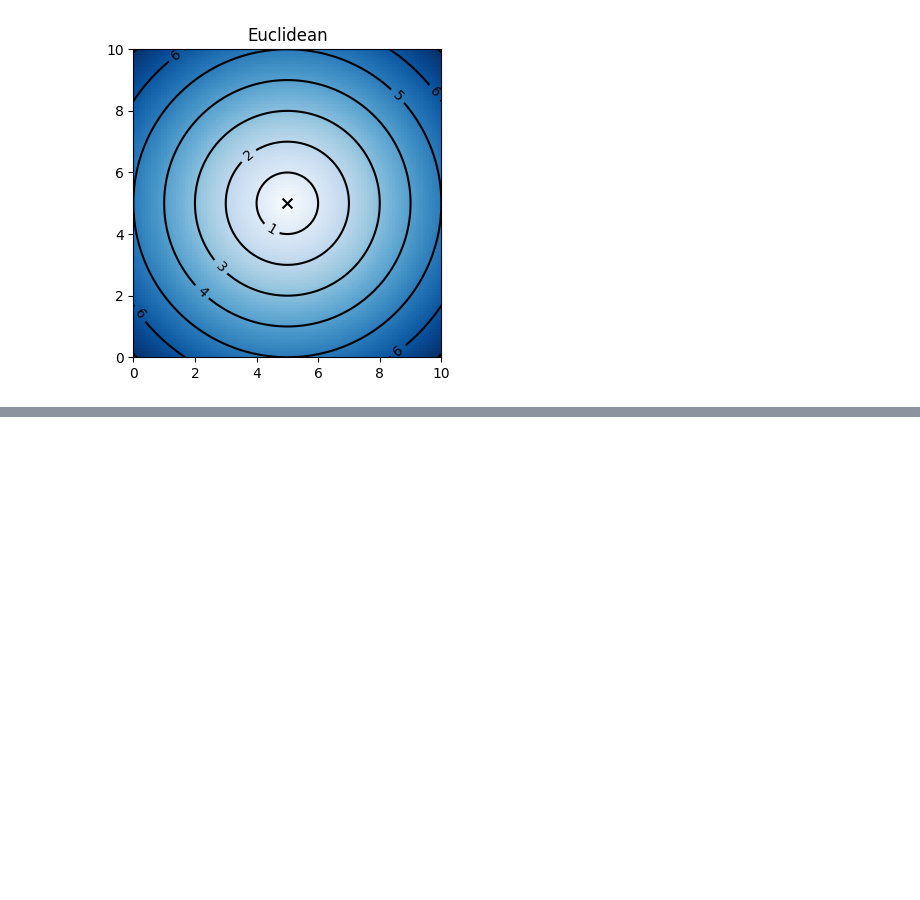
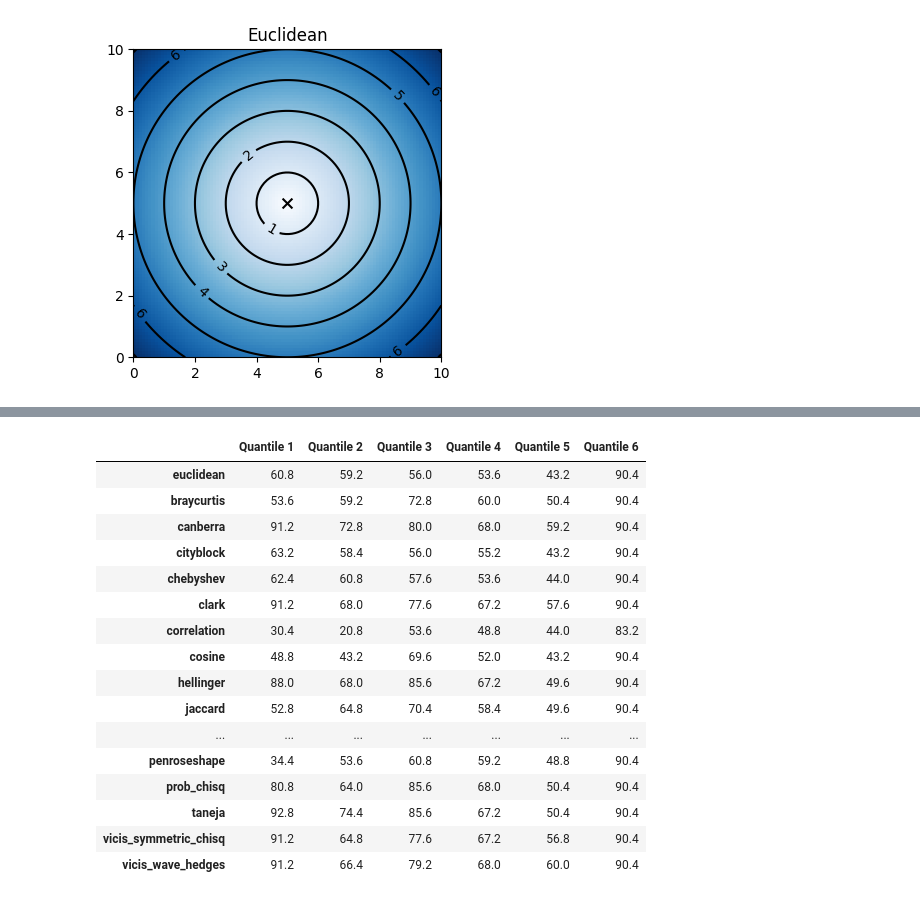
Before and after one commit to sidchaini/DistClassiPyTutorial, a Jupyter notebook: tutorial.ipynb, the cells around one changed output, grey strips where cells are left out. Drawn from its saved outputs; the diff is of its cells as text; code cells hidden in the pictures; blank space fills up the shorter version.

```diff
--- a/tutorial.ipynb
+++ b/tutorial.ipynb
@@ -46,0 +61,6 @@ Index(['ad', 'chi2red', 'f1_BIC_ELS_ECE_EAOV', 'f1_a_ELS_ECE_EAOV',
+# %%
+X = features.loc[:,feature_names].to_numpy()
+y = labels.to_numpy().ravel()
+# %%
+X_train, X_test, y_train, y_test = train_test_split(
+    X, y, test_size=0.25, random_state=seed)
@@ -46,0 +71,3 @@ Index(['ad', 'chi2red', 'f1_BIC_ELS_ECE_EAOV', 'f1_a_ELS_ECE_EAOV',
+# %%
+clf = dcpy.DistanceMetricClassifier()
+clf.fit(X_train, y_train)
@@ -46,0 +94,3 @@ Index(['ad', 'chi2red', 'f1_BIC_ELS_ECE_EAOV', 'f1_a_ELS_ECE_EAOV',
+# %%
+ensemble_clf = dcpy.EnsembleDistanceClassifier(feat_idx=0, random_state=seed)
+ensemble_clf.fit(X_train, y_train,n_quantiles=6)
@@ -46,0 +119,20 @@ Index(['ad', 'chi2red', 'f1_BIC_ELS_ECE_EAOV', 'f1_a_ELS_ECE_EAOV',
+# %%
+ensemble_clf.quantile_scores_df_.drop_duplicates()
+# %% [output]
+|  | Quantile 1 | Quantile 2 | Quantile 3 | Quantile 4 | Quantile 5 | Quantile 6 |
+| euclidean | 60.8 | 59.2 | 56.0 | 53.6 | 43.2 | 90.4 |
+| braycurtis | 53.6 | 59.2 | 72.8 | 60.0 | 50.4 | 90.4 |
+| canberra | 91.2 | 72.8 | 80.0 | 68.0 | 59.2 | 90.4 |
+| cityblock | 63.2 | 58.4 | 56.0 | 55.2 | 43.2 | 90.4 |
+| chebyshev | 62.4 | 60.8 | 57.6 | 53.6 | 44.0 | 90.4 |
+| clark | 91.2 | 68.0 | 77.6 | 67.2 | 57.6 | 90.4 |
+| correlation | 30.4 | 20.8 | 53.6 | 48.8 | 44.0 | 83.2 |
+| cosine | 48.8 | 43.2 | 69.6 | 52.0 | 43.2 | 90.4 |
+| hellinger | 88.0 | 68.0 | 85.6 | 67.2 | 49.6 | 90.4 |
+| jaccard | 52.8 | 64.8 | 70.4 | 58.4 | 49.6 | 90.4 |
+| ... | ... | ... | ... | ... | ... | ... |
+| penroseshape | 34.4 | 53.6 | 60.8 | 59.2 | 48.8 | 90.4 |
+| prob_chisq | 80.8 | 64.0 | 85.6 | 68.0 | 50.4 | 90.4 |
+| taneja | 92.8 | 74.4 | 85.6 | 67.2 | 50.4 | 90.4 |
+| vicis_symmetric_chisq | 91.2 | 64.8 | 77.6 | 67.2 | 56.8 | 90.4 |
+| vicis_wave_hedges | 91.2 | 66.4 | 79.2 | 68.0 | 60.0 | 90.4 |
```
Also changed, not shown: parts of 27 cells of this notebook.
